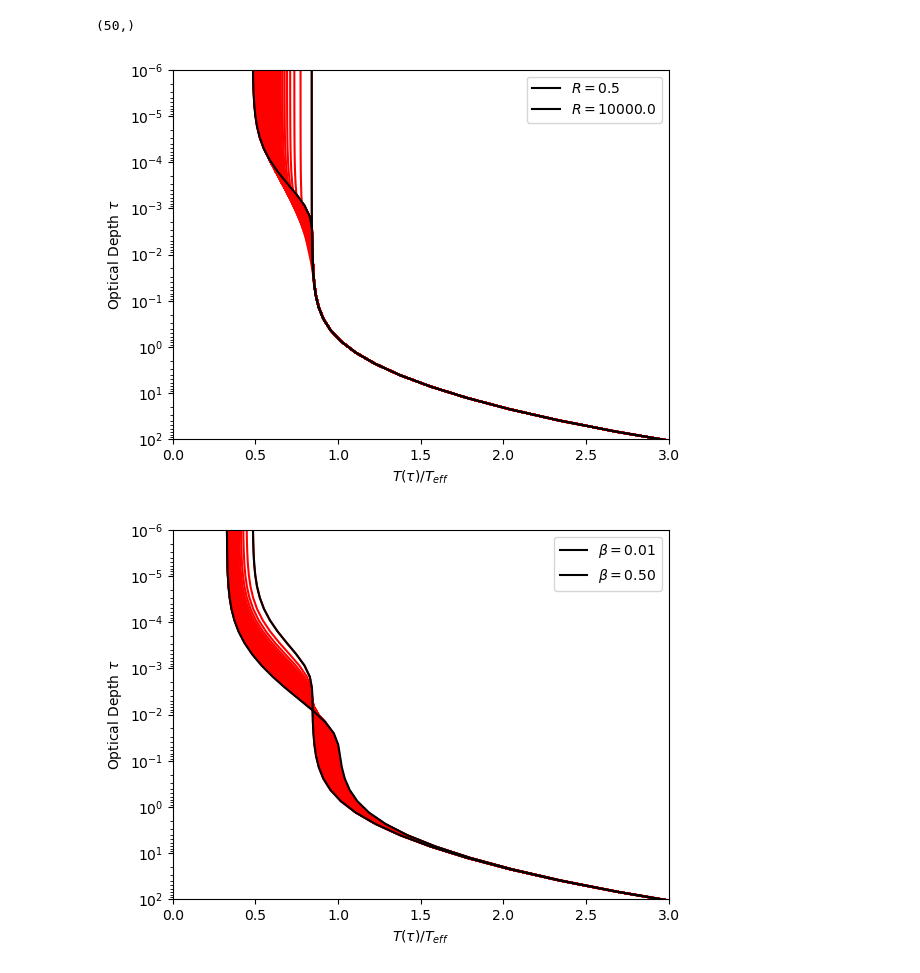
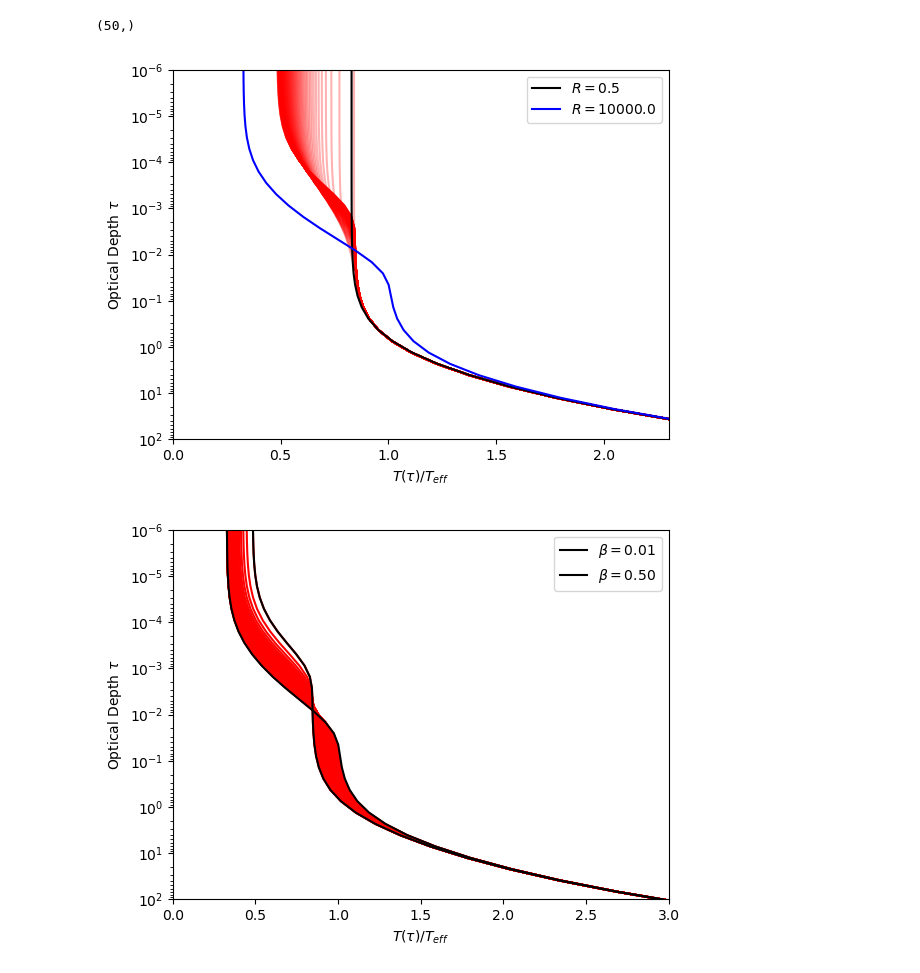
Before and after one commit to vernica-mehta/project-10, a Jupyter notebook: non-grey_model/non_grey.ipynb, the cells around one changed output. Cells and saved outputs as stored; diff of their text form; code cells hidden in the pictures.

```diff
--- a/non-grey_model/non_grey.ipynb
+++ b/non-grey_model/non_grey.ipynb
@@ -142,12 +142,27 @@ def nonGreyModel(**kwargs):
     """
     # ----------------------------------------------------------------
 
-    # -- Parameters -- #
-    # Call constants from argumets
+
+    # -- Coeffients -- #
+    # Calculate temperature profile coefficients
+    mu = kwargs.get('mu', 1) # angle of inicidence of incoming radiation
+
+
+    T_eff_sun = kwargs.get('T_eff_sun', 6500*u.K) # Irradiation temperature in Kelvin
+
+    T_eff = kwargs.get('T_eff', 144*u.K)
+
+    W = (kwargs.get('R_star', c.R_sun)/kwargs.get('D', 5.2*u.AU))**2 * mu**2
+
+    T_irr = W * T_eff_sun
+
+    T_int = (T_eff**4 - T_irr**4)**(1/4)
+
+    # Call Visible opacities from arguments
     gamma_v = kwargs.get('gamma_v') # Visible opacity
-    mu = kwargs.get('mu', 1)
 
-    tau = np.logspace(-6, 6, 50)
+
+    tau = np.logspace(-6, 6, 50) # Optical depth array
 
 
 
@@ -177,15 +192,7 @@ def nonGreyModel(**kwargs):
     gamma_1 = beta + R - beta*R
     gamma_2 = (beta + R - beta*R)/R
 
-    # -- Coeffients -- #
-    # Calculate temperature profile coefficients
-    T_eff_sun = kwargs.get('T_eff_sun', 6500*u.K) # Irradiation temperature in Kelvin
-    T_eff = kwargs.get('T_eff', 144*u.K)
 
-    W = (kwargs.get('R_star', c.R_sun)/kwargs.get('D', 5.2*u.AU))**2 * mu**2
-    T_irr = W * T_eff_sun
-
-    T_int = (T_eff**4 - T_irr**4)**(1/4)
 
 
 
@@ -282,7 +289,7 @@ if __name__ == "__main__":
         if i == 1:
             continue
         kwargs = {
-        "T_eff": 144*u.K,
+        "T_eff": 1500*u.K,
         "T_eff_sun": 6500*u.K,
         "mu": 1/np.sqrt(3),
         "gamma_v": [10],
@@ -296,21 +303,21 @@ if __name__ == "__main__":
         }
 
         Temp_profile = nonGreyModel(**kwargs)/kwargs['T_eff']/u.K
-        plt.plot(Temp_profile, tau, '-r')
+        plt.plot(Temp_profile, tau, '-r', alpha = 0.3)
 
 
-    R = [0.5, 1e4]
+    R = [0.5]
     for i in R:
         if i == 1:
             continue
         kwargs = {
-        "T_eff": 144*u.K,
+        "T_eff": 1500*u.K,
         "T_eff_sun": 6500*u.K,
         "mu": 1/np.sqrt(3),
         "gamma_v": [10],
         "modelParamChange": True,
         "R": i,
-        "beta": 0.01,
+        "beta": 0.5,
         "tau_lim": None,
         "gamma_P": None,
         "d": 5.2*u.AU,
@@ -320,12 +327,34 @@ if __name__ == "__main__":
         Temp_profile = nonGreyModel(**kwargs)/kwargs['T_eff']/u.K
         plt.plot(Temp_profile, tau, '-k', label = '$R = {:.1f}$'.format(i))
 
+    R = [1e4]
+    for i in R:
+        if i == 1:
+            continue
+        kwargs = {
+        "T_eff": 1500*u.K,
+        "T_eff_sun": 6500*u.K,
+        "mu": 1/np.sqrt(3),
+        "gamma_v": [10],
+        "modelParamChange": True,
+        "R": i,
+        "beta": 0.5,
+        "tau_lim": None,
+        "gamma_P": None,
+        "d": 5.2*u.AU,
+        "R_star": c.R_sun
+        }
+
+        Temp_profile = nonGreyModel(**kwargs)/kwargs['T_eff']/u.K
+        plt.plot(Temp_profile, tau, '-b', label = '$R = {:.1f}$'.format(i))
+
+
     plt.ylabel("Optical Depth $\\tau$")
     plt.xlabel("$T(\\tau)/T_{eff}$")
     plt.yscale('log')
     plt.ylim(1e-6, 1e2)
     plt.legend()
-    plt.xlim(0,3)
+    plt.xlim(0,2.3)
     plt.gca().invert_yaxis()
     plt.show()
 
@@ -335,10 +364,10 @@ if __name__ == "__main__":
         if i == 1:
             continue
         kwargs = {
-        "T_eff": 144*u.K,
+        "T_eff": 1500*u.K,
         "T_eff_sun": 6500*u.K,
         "mu": 1/np.sqrt(3),
-        "gamma_v": [10],
+        "gamma_v": [0.25],
         "modelParamChange": True,
         "R": 1e4,
         "beta": i,
@@ -356,32 +385,32 @@ if __name__ == "__main__":
     for i in beta:
         if i == 1:
             continue
         kwargs = {
         "T_eff": 144*u.K,
         "T_eff_sun": 6500*u.K,
         "mu": 1/np.sqrt(3),
         "gamma_v": [10],
         "modelParamChange": True,
         "R": 1e4,
         "beta": i,
         "tau_lim": None,
         "gamma_P": None,
         "d": 5.2*u.AU,
         "R_star": c.R_sun
         }
 
         Temp_profile = nonGreyModel(**kwargs)/kwargs['T_eff']/u.K
 
         plt.plot(Temp_profile, tau, '-k', label = '$\\beta = {:.2f}$'.format(i))
 
     plt.ylabel("Optical Depth $\\tau$")
     plt.xlabel("$T(\\tau)/T_{eff}$")
     plt.yscale('log')
     plt.legend()
     plt.ylim(1e-6, 1e2)
     plt.xlim(0,3)
     plt.gca().invert_yaxis()
     plt.show()
 # %% [output]
-[figure, old version]
+[figure, new version]
 [figure]
```
Also changed, not shown: 1 other file.
